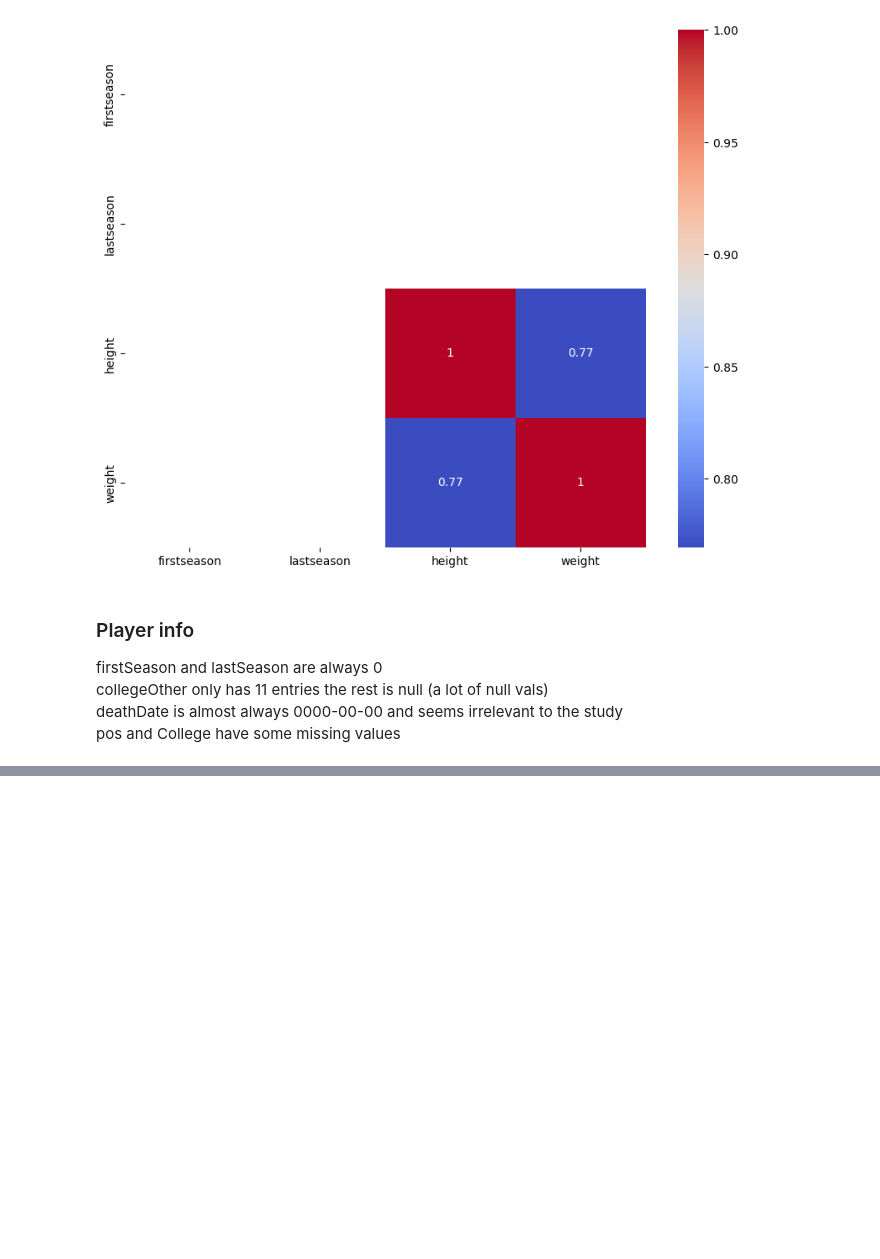
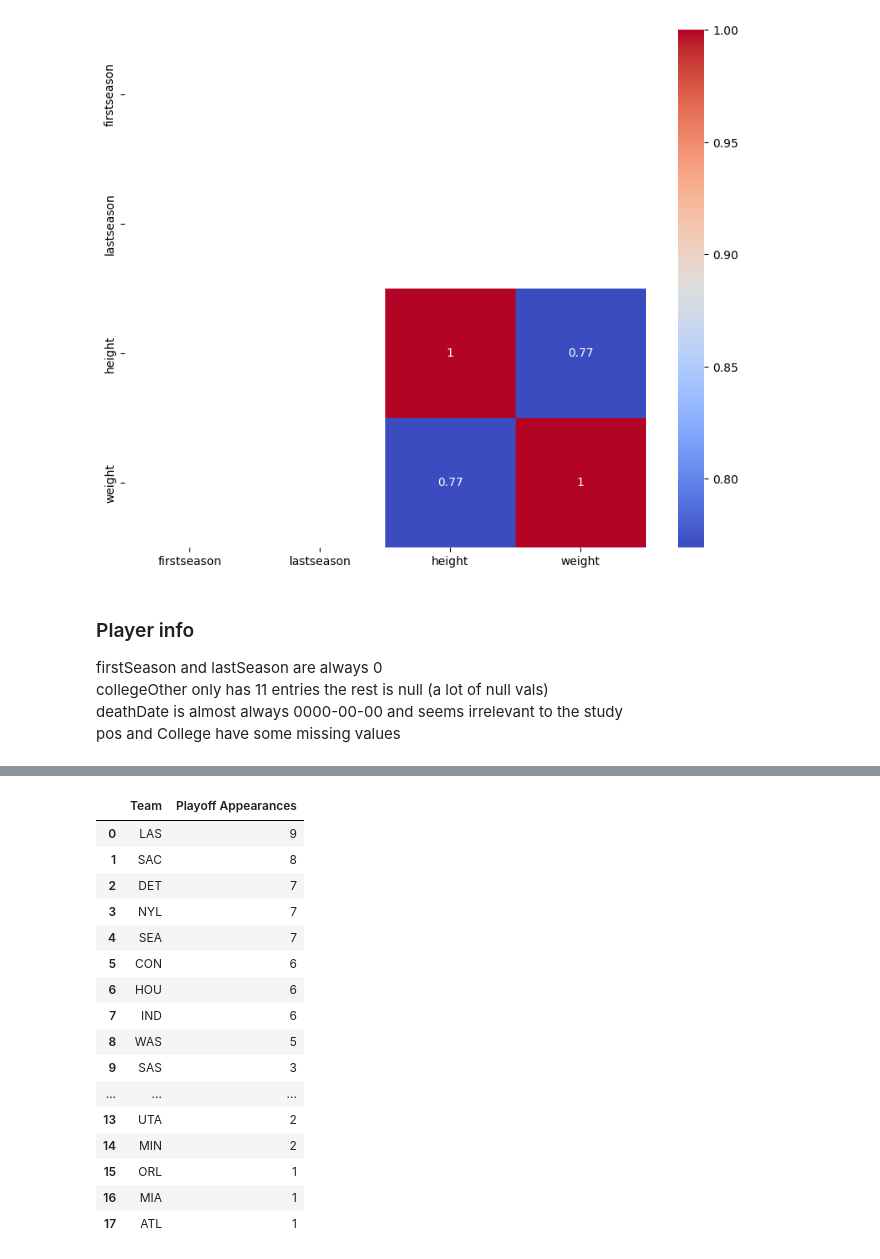
Before and after one commit to MartimHenriques/feup-machine-learning, a Jupyter notebook: src/data_understanding.ipynb, the cells around one changed output, grey strips where cells are left out. Cells and saved outputs as stored; diff of their text form; code cells hidden in the pictures; blank space fills up the shorter version.

```diff
--- a/src/data_understanding.ipynb
+++ b/src/data_understanding.ipynb
@@ -313,0 +337,24 @@ pos and College have some missing values
+# %%
+# Teams Playoff Appearances
+playoff_teams = teams_df[teams_df['playoff'] == 1]
+playoff_counts = playoff_teams['tmID'].value_counts().reset_index()
+playoff_counts.columns = ['Team', 'Playoff Appearances']
+playoff_counts
+# %% [output]
+|  | Team | Playoff Appearances |
+| 0 | LAS | 9 |
+| 1 | SAC | 8 |
+| 2 | DET | 7 |
+| 3 | NYL | 7 |
+| 4 | SEA | 7 |
+| 5 | CON | 6 |
+| 6 | HOU | 6 |
+| 7 | IND | 6 |
+| 8 | WAS | 5 |
+| 9 | SAS | 3 |
+| ... | ... | ... |
+| 13 | UTA | 2 |
+| 14 | MIN | 2 |
+| 15 | ORL | 1 |
+| 16 | MIA | 1 |
+| 17 | ATL | 1 |
```
Also changed, not shown: parts of 8 cells of this notebook.
